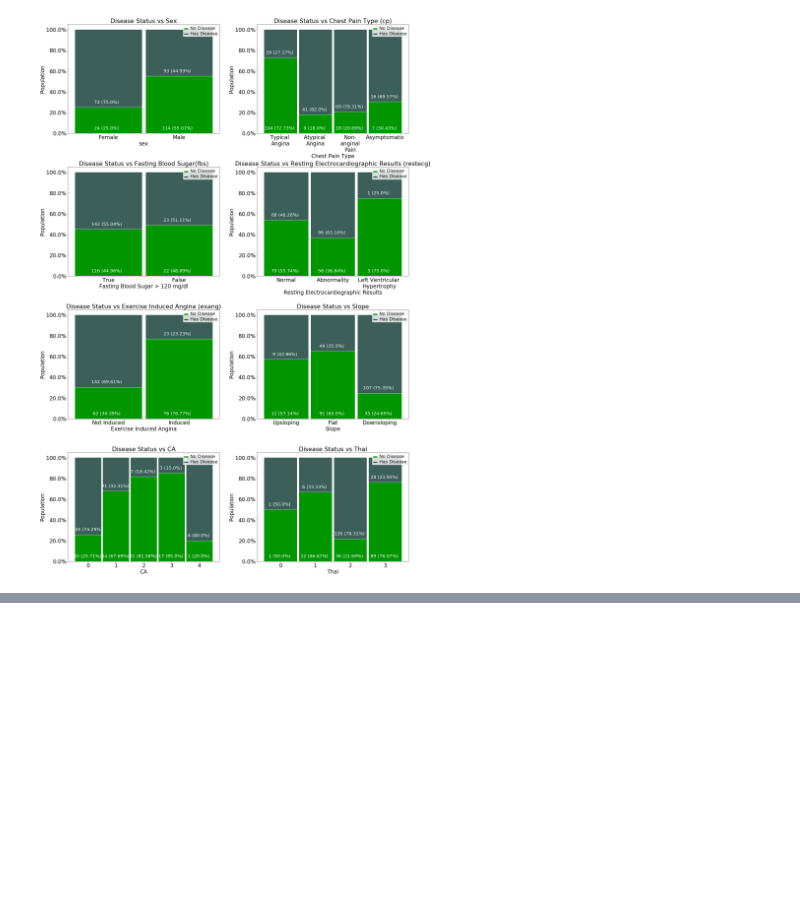
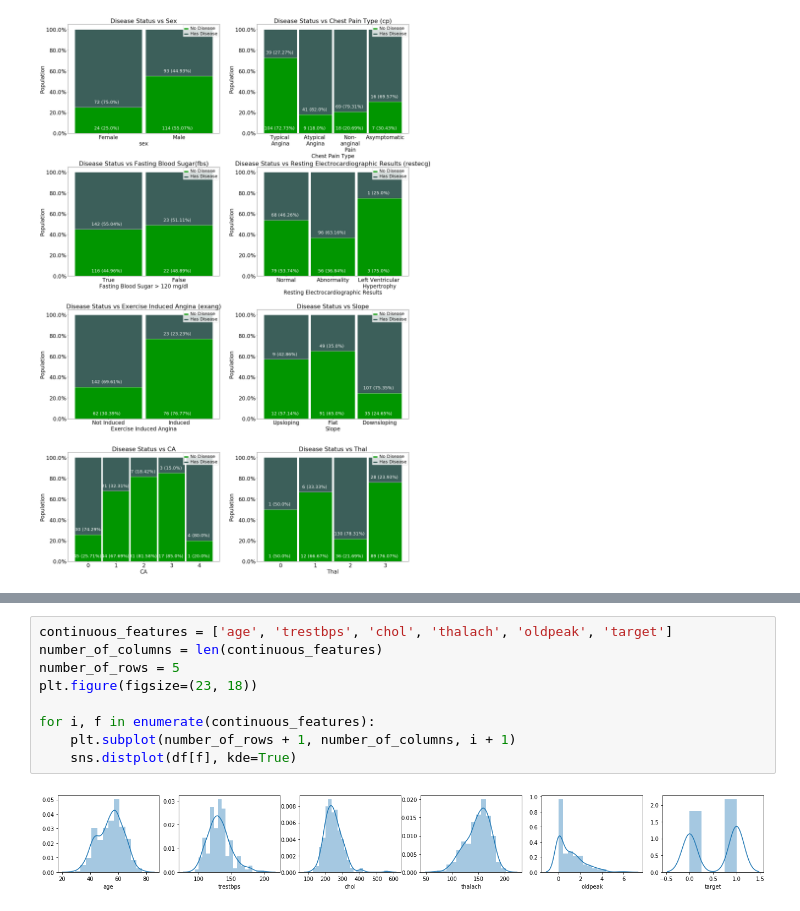
Before and after one commit to jahidkhandaker/HeartDiseasePrediction, a Jupyter notebook: jahidkhandaker/HeartDiseasePrediction.ipynb, the cells around one changed output, grey strips where cells are left out. Cells and saved outputs as stored; diff of their text form; blank space fills up the shorter version.

```diff
--- a/jahidkhandaker/HeartDiseasePrediction.ipynb
+++ b/jahidkhandaker/HeartDiseasePrediction.ipynb
@@ -274,0 +282,11 @@ plt.show()
+# %%
+continuous_features = ['age', 'trestbps', 'chol', 'thalach', 'oldpeak', 'target']
+number_of_columns = len(continuous_features)
+number_of_rows = 5
+plt.figure(figsize=(23, 18))
+
+for i, f in enumerate(continuous_features):
+    plt.subplot(number_of_rows + 1, number_of_columns, i + 1)
+    sns.distplot(df[f], kde=True)
+# %% [output]
+[figure, added]
```
Also changed, not shown: parts of 10 cells of this notebook.
